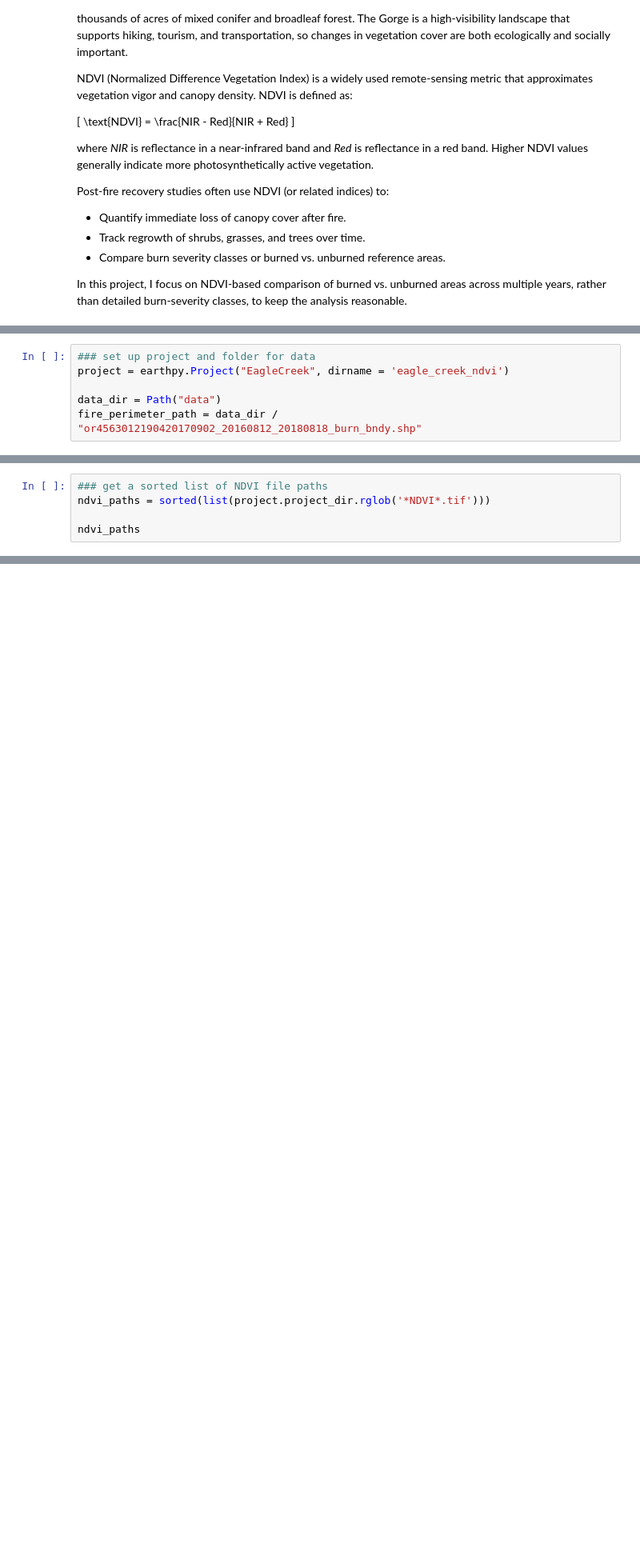
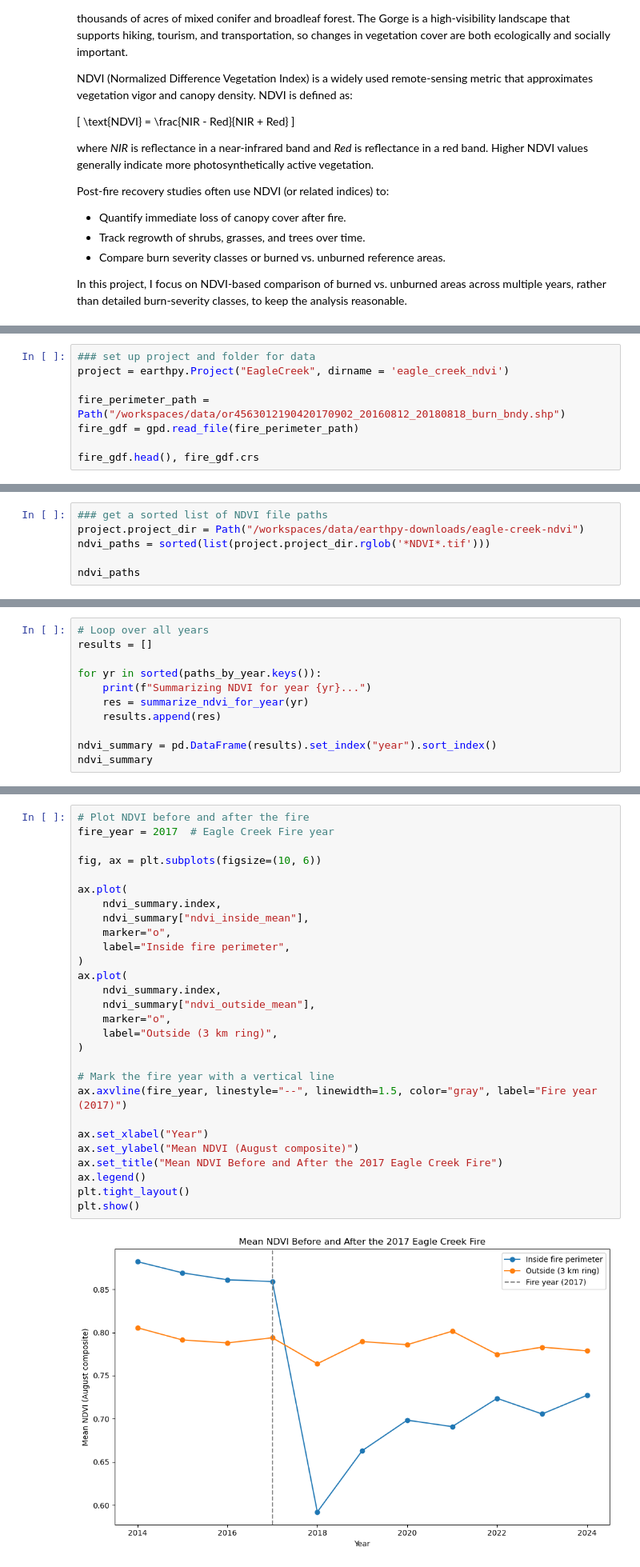
Before and after one commit to earthlab-education/04-vegetation-tkbravo, a Jupyter notebook: notebooks/fire.ipynb, the cells around one changed output, grey strips where cells are left out. Shown: that part at 80% size. Cells and saved outputs as stored; diff of their text form; blank space fills up the shorter version.

```diff
--- a/notebooks/fire.ipynb
+++ b/notebooks/fire.ipynb
@@ -74,5 +87,7 @@ xr.set_options(display_style="text")
 ### set up project and folder for data
 project = earthpy.Project("EagleCreek", dirname = 'eagle_creek_ndvi')
 
-data_dir = Path("data")
-fire_perimeter_path = data_dir / "or4563012190420170902_20160812_20180818_burn_bndy.shp"
+fire_perimeter_path = Path("/workspaces/data/or4563012190420170902_20160812_20180818_burn_bndy.shp")
+fire_gdf = gpd.read_file(fire_perimeter_path)
+
+fire_gdf.head(), fire_gdf.crs
@@ -129,5 +168,6 @@ ndvi_downloader.download_files(cache=True)
 # %%
 ### get a sorted list of NDVI file paths
+project.project_dir = Path("/workspaces/data/earthpy-downloads/eagle-creek-ndvi")
 ndvi_paths = sorted(list(project.project_dir.rglob('*NDVI*.tif')))
 
 ndvi_paths
@@ -345,0 +326,11 @@ plot_ndvi_panel(ndvi_maps, inside_gdf)
+# %%
+# Loop over all years
+results = []
+
+for yr in sorted(paths_by_year.keys()):
+    print(f"Summarizing NDVI for year {yr}...")
+    res = summarize_ndvi_for_year(yr)
+    results.append(res)
+
+ndvi_summary = pd.DataFrame(results).set_index("year").sort_index()
+ndvi_summary
@@ -345,0 +362,30 @@ plot_ndvi_panel(ndvi_maps, inside_gdf)
+# %%
+# Plot NDVI before and after the fire
+fire_year = 2017  # Eagle Creek Fire year
+
+fig, ax = plt.subplots(figsize=(10, 6))
+
+ax.plot(
+    ndvi_summary.index,
+    ndvi_summary["ndvi_inside_mean"],
+    marker="o",
+    label="Inside fire perimeter",
+)
+ax.plot(
+    ndvi_summary.index,
+    ndvi_summary["ndvi_outside_mean"],
+    marker="o",
+    label="Outside (3 km ring)",
+)
+
+# Mark the fire year with a vertical line
+ax.axvline(fire_year, linestyle="--", linewidth=1.5, color="gray", label="Fire year (2017)")
+
+ax.set_xlabel("Year")
+ax.set_ylabel("Mean NDVI (August composite)")
+ax.set_title("Mean NDVI Before and After the 2017 Eagle Creek Fire")
+ax.legend()
+plt.tight_layout()
+plt.show()
+# %% [output]
+[figure, added]
```
Also changed, not shown: parts of 24 cells of this notebook.
